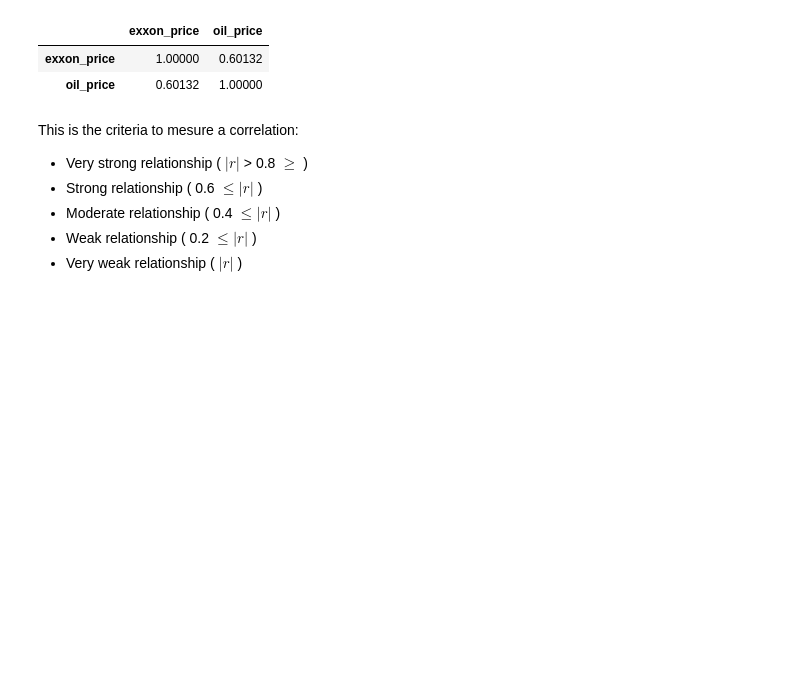
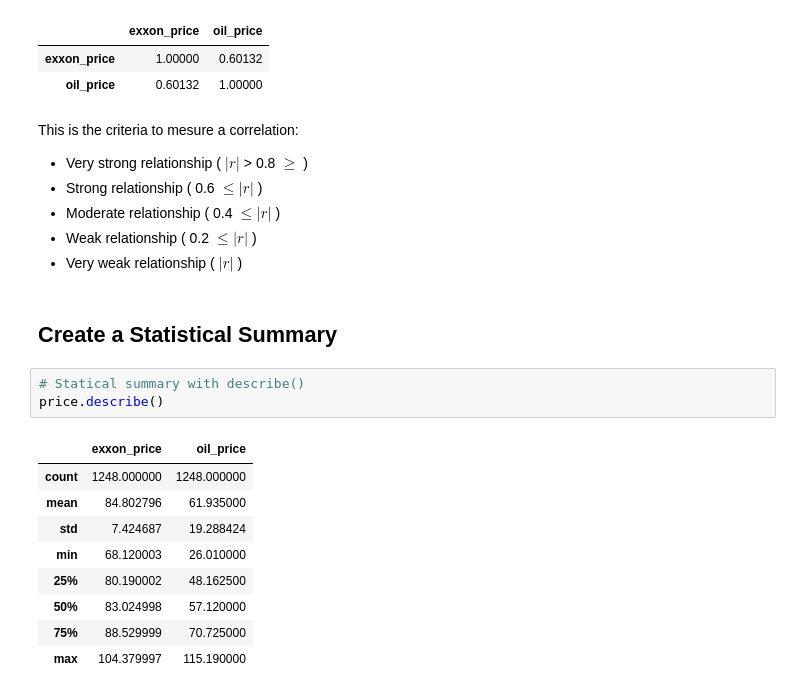
Before and after one commit to Richardbmk/datascience_machinelearning, a Jupyter notebook: ExxonMobile-vs-BarrelOil-Problem.ipynb, the cells around one changed output. Cells and saved outputs as stored; diff of their text form; blank space fills up the shorter version.

```diff
--- a/ExxonMobile-vs-BarrelOil-Problem.ipynb
+++ b/ExxonMobile-vs-BarrelOil-Problem.ipynb
@@ -211,3 +212,18 @@ This is the criteria to mesure a correlation:
 - Moderate relationship ( 0.4 $ \leq |r|$ )
 - Weak relationship ( 0.2 $ \leq |r|$ )
 - Very weak relationship ( $ |r|$ )
+# %% [markdown]
+## Create a Statistical Summary
+# %%
+# Statical summary with describe()
+price.describe()
+# %% [output]
+|  | exxon_price | oil_price |
+| count | 1248.000000 | 1248.000000 |
+| mean | 84.802796 | 61.935000 |
+| std | 7.424687 | 19.288424 |
+| min | 68.120003 | 26.010000 |
+| 25% | 80.190002 | 48.162500 |
+| 50% | 83.024998 | 57.120000 |
+| 75% | 88.529999 | 70.725000 |
+| max | 104.379997 | 115.190000 |
```
Also changed, not shown: parts of 12 cells of this notebook.
